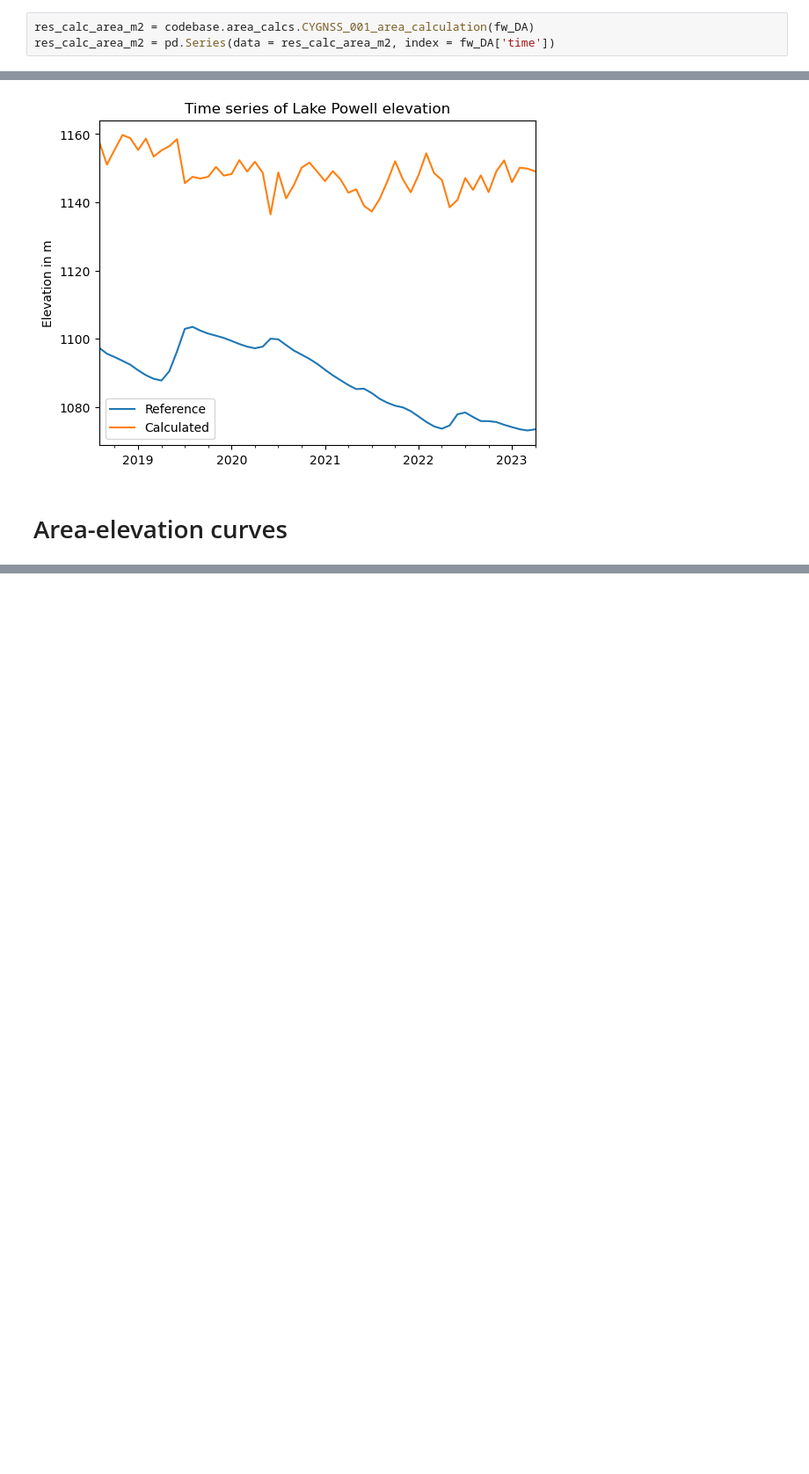
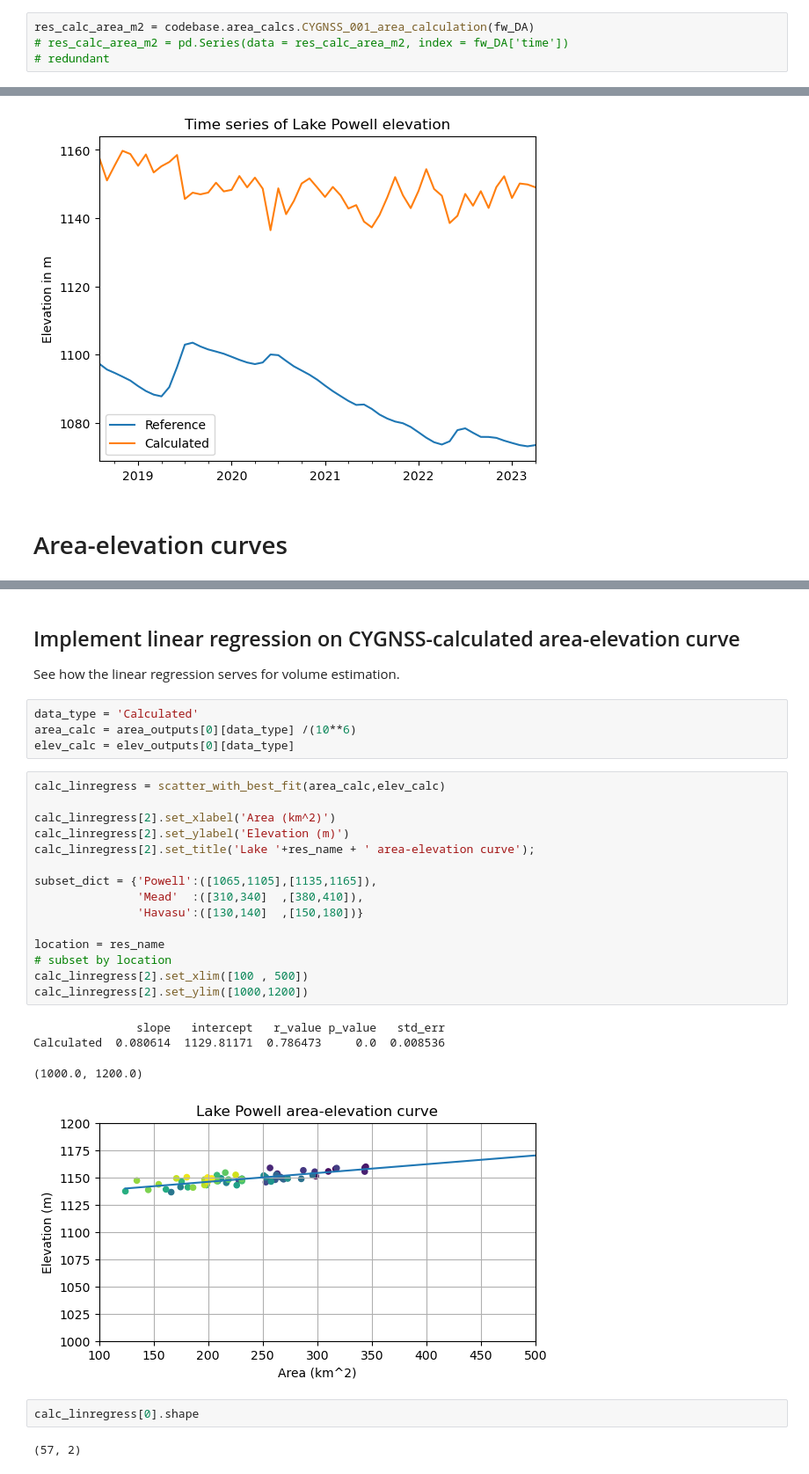
Before and after one commit to ascheliga/CYGNSS-GRACE, a Jupyter notebook: notebooks/Comparison_calc_ref_data.ipynb, the cells around one changed output, grey strips where cells are left out. Shown at 88% size. Drawn from its saved outputs; the diff is of its cells as text; blank space fills up the shorter version.

```diff
--- a/notebooks/Comparison_calc_ref_data.ipynb
+++ b/notebooks/Comparison_calc_ref_data.ipynb
@@ -93,7 +93,8 @@ def scatter_with_best_fit(ref_data,calc_data,plt_kwargs={},mnmx_precision=0):
 # Area comparison
 # %%
 res_calc_area_m2 = codebase.area_calcs.CYGNSS_001_area_calculation(fw_DA)
-res_calc_area_m2 = pd.Series(data = res_calc_area_m2, index = fw_DA['time'])
+# res_calc_area_m2 = pd.Series(data = res_calc_area_m2, index = fw_DA['time'])
+# redundant
 # %%
 # Convert nominal area to pd.Series input
 # nominal_area_dict = {'Havasu':20400}
@@ -193 +195,32 @@ plt.xlabel('Area km$^2$')
 [figure]
+# %% [markdown]
+## Implement linear regression on CYGNSS-calculated area-elevation curve
+See how the linear regression serves for volume estimation.
+# %%
+data_type = 'Calculated'
+area_calc = area_outputs[0][data_type] /(10**6)
+elev_calc = elev_outputs[0][data_type]
+# %%
+calc_linregress = scatter_with_best_fit(area_calc,elev_calc)
+
+calc_linregress[2].set_xlabel('Area (km^2)')
+calc_linregress[2].set_ylabel('Elevation (m)')
+calc_linregress[2].set_title('Lake '+res_name + ' area-elevation curve');
+
+subset_dict = {'Powell':([1065,1105],[1135,1165]),
+               'Mead'  :([310,340]  ,[380,410]),
+               'Havasu':([130,140]  ,[150,180])}
+
+location = res_name
+# subset by location
+calc_linregress[2].set_xlim([100 , 500])
+calc_linregress[2].set_ylim([1000,1200])
+# %% [output]
+               slope   intercept   r_value p_value   std_err
+Calculated  0.080614  1129.81171  0.786473     0.0  0.008536
+(1000.0, 1200.0)
+[figure, added]
+# %%
+calc_linregress[0].shape
+# %% [output]
+(57, 2)
```
Also changed, not shown: parts of 1 cell of this notebook.
